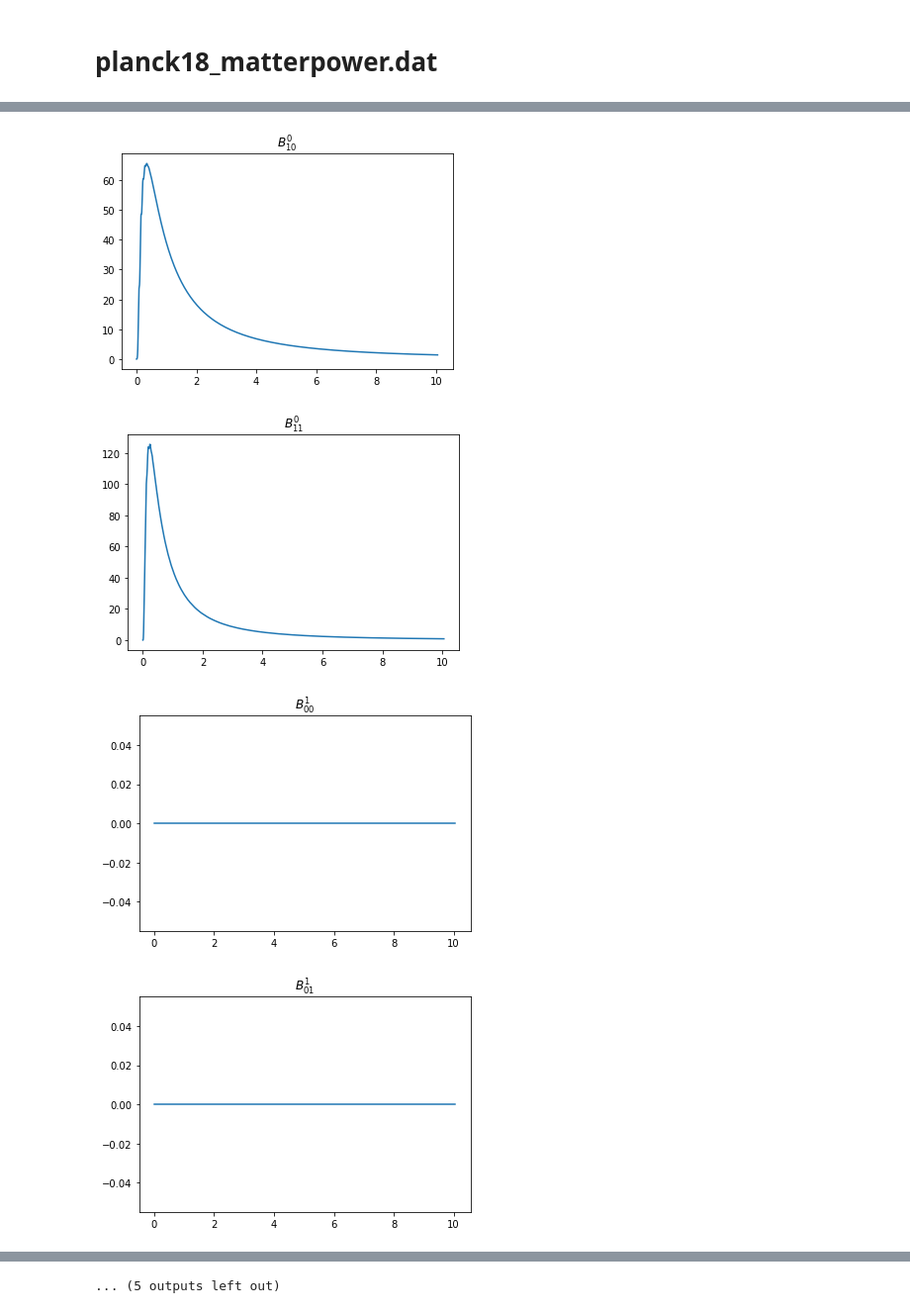
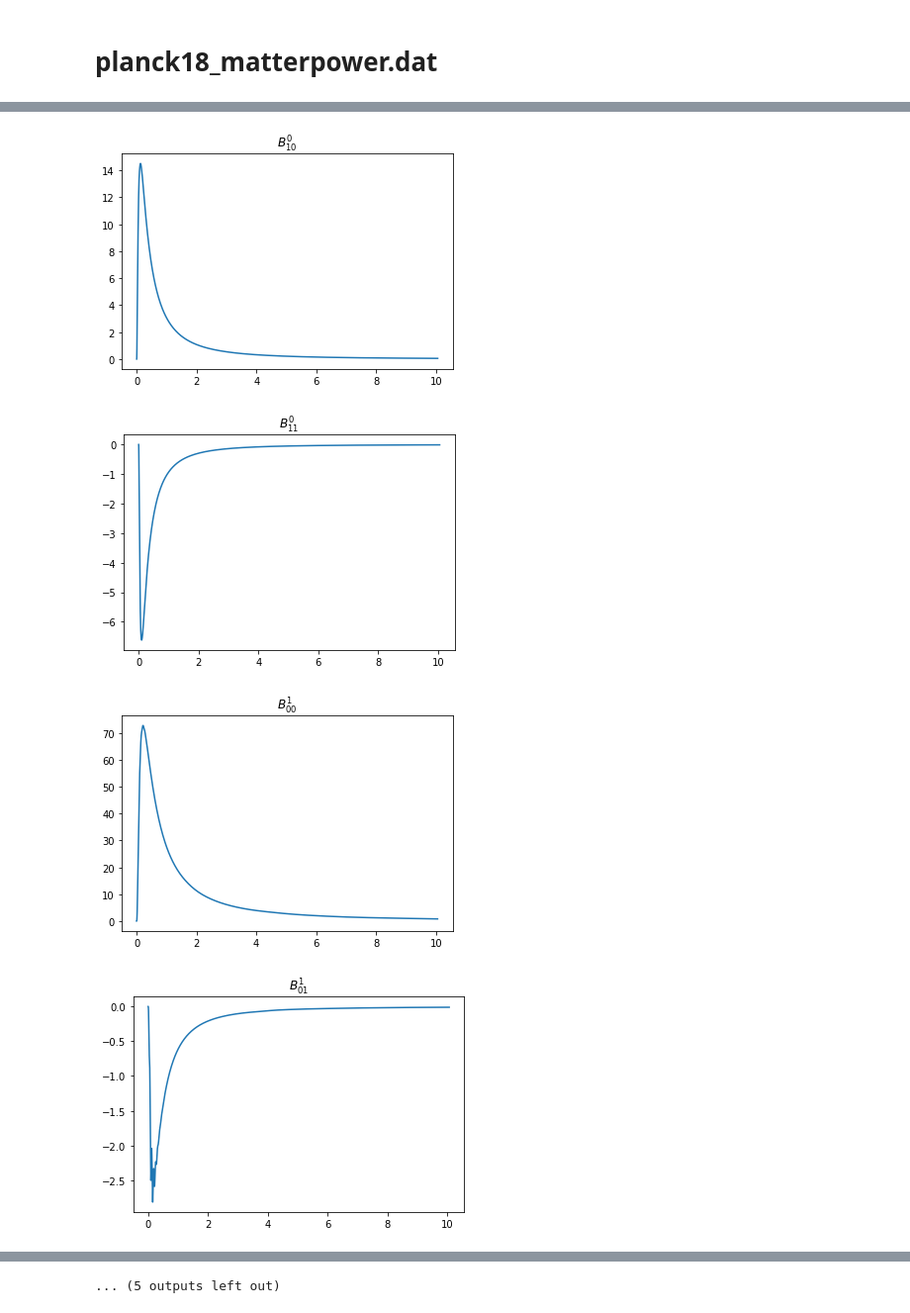
Before and after one commit to LittleLin1999/LYA-BAO, a Jupyter notebook: BAO/test_camb/test.ipynb, the cells around one changed output, grey strips where cells are left out. Shown at 99% size. Saved outputs shown, nothing was run; the diff lists cells and outputs as text; code cells hidden in the pictures.

Commit message:
results of new Camb code

```diff
--- a/BAO/test_camb/test.ipynb
+++ b/BAO/test_camb/test.ipynb
@@ -58,5 +58,5 @@ for m,a,b in itertools.product(range(4),range(2),range(2)):
 # %%
-camb = np.genfromtxt('test_nl3_matterpower.dat')
+camb = np.genfromtxt('test_matterpower.dat')
 
 k = camb[:,0]
 pb2d_0 = camb[:,5]
@@ -100,4 +100,4 @@ for m,a,b in itertools.product(range(4),range(2),range(2)):
-[figure, old version]
+[figure, new version]
-[figure, old version]
+[figure, new version]
-[figure, old version]
+[figure, new version]
-[figure, old version]
+[figure, new version]
```
Also changed, not shown: parts of 5 cells of this notebook, 1 other file.
